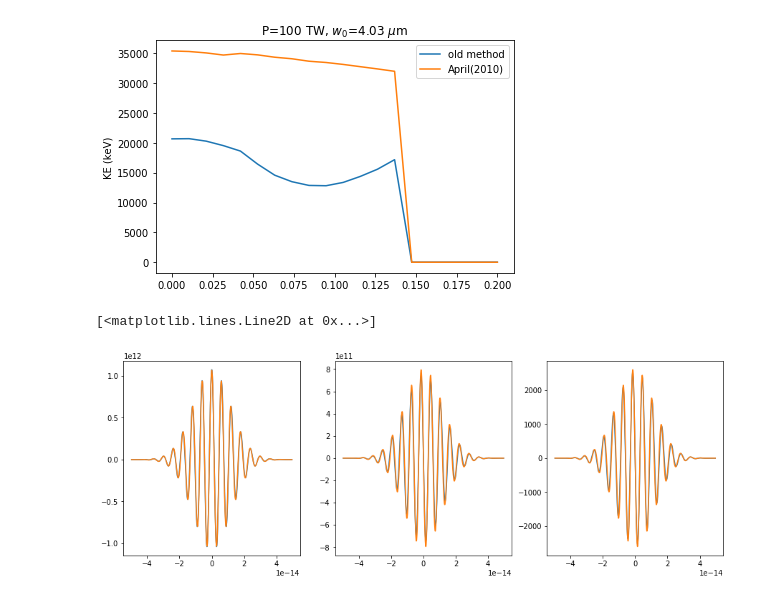
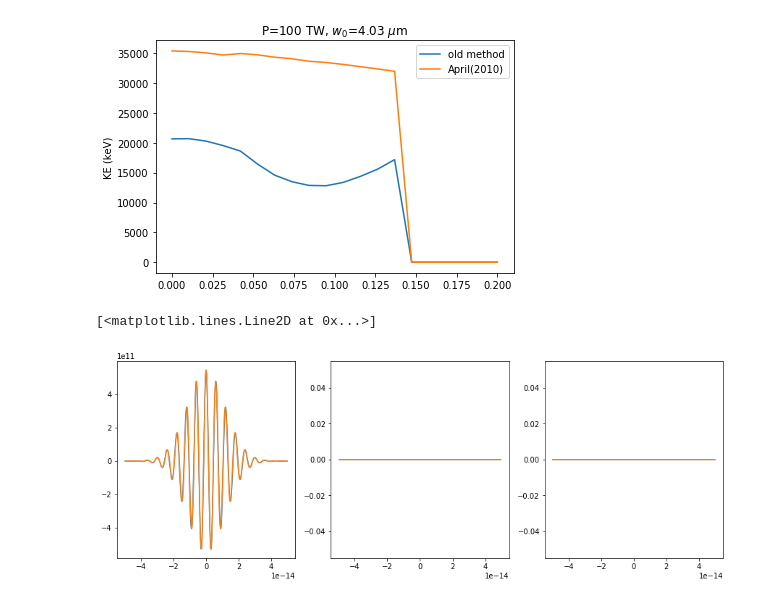
Before and after one commit to spencerjolly/RPLB-acc, a Jupyter notebook: April_2D_test.ipynb, the cells around one changed output. Cells and saved outputs as stored; diff of their text form; code cells hidden in the pictures.

Commit message:
small updates to April model

```diff
--- a/April_2D_test.ipynb
+++ b/April_2D_test.ipynb
@@ -103,13 +110,13 @@ s = 150
 tau_FWHM = np.sqrt(2)*s*np.sqrt(2**(2/(s+1))-1)/omega_0
 tau_0 = s*np.sqrt(np.exp(2/(s+1))-1)/omega_0
 
-half_angle = 0.18*np.pi/4
+NA = 0.1
+half_angle = np.arcsin(NA)
 a = 2/(np.sin(half_angle)*np.tan(half_angle)*2*np.pi/lambda_0)  # set confocal parameter
 w_0 = 2/(np.tan(half_angle)*2*np.pi/lambda_0)  # set beam waist
 
 P = 1e12  # FL power
 Psi_0 = 0.0*np.pi
-t_0 = -10*tau_0
 # Group Delay Dispersion s^2
 phi_2 = 0*(1e-15)**2
 # stretched pulse duration
@@ -126,7 +133,7 @@ eps = w_0/z_R
 P_corr = 1 + 3*(eps/2)**2 + 9*(eps/2)**4
 Amp = np.sqrt(8*P/(P_corr*np.pi*e_0*c)) * (omega_0/(2*c))
 
-r = 0.1*w_0
+r = 0.0*w_0
 z = 0.0*z_R
 
 rho = r/w_0
@@ -134,7 +141,7 @@ rho = r/w_0
 phi_G = np.arctan(z/z_R)
 w = w_0*np.sqrt(1+(z/z_R)**2)
 R_inv = z/(z**2 + z_R**2)
-phi_norm = Psi_0-(omega_0/c)*(z+(R_inv*(rho*w_0)**2)/2)+omega_0*time
+phi_norm = Psi_0-(omega_0/c)*(0.0*z+(R_inv*(rho*w_0)**2)/2)+omega_0*time
 trans = np.exp(-(rho*w_0/w)**2)
 
 c_2 = (w_0/w)**2 * np.exp(1j*(phi_norm + 2*phi_G))
@@ -146,7 +153,7 @@ c_7 = (w_0/w)**7 * np.exp(1j*(phi_norm + 7*phi_G))
 c_8 = (w_0/w)**8 * np.exp(1j*(phi_norm + 8*phi_G))
 
 env_temp = np.exp(-((phi_norm-Psi_0)/(omega_0*tau))**2)
-temp_phase = np.exp(1j*(2*phi_2/(tau_0**4+(2*phi_2)**2))*(time-z/c)**2)
+temp_phase = np.exp(1j*(2*phi_2/(tau_0**4+(2*phi_2)**2))*(time-0.0*z/c)**2)
 pulse_prep = (tau_0/tau)*env_temp*temp_phase
 
 E_z_time = pulse_prep*((c_2 - c_3*rho**2)*eps**2 +
@@ -167,41 +174,41 @@ E_r = np.real(Amp*trans*E_r_time)
 B_t = np.real(Amp*trans*B_t_time)
 
 # amplitude factor
-Amp = np.sqrt(8*P/(np.pi*e_0*c))*a*c/omega_0
+Amp = np.sqrt(8*P/(np.pi*e_0*c))*a*c/(2*omega_0)
 
-t_p = time + z/c + 2*1j*a/c
-t_m = time - z/c
+t_p = time + 2.0*z/c + 2*1j*a/c
+t_m = time - 0.0*z/c
 R_t = np.sqrt(r**2 + (z+1j*a)**2)
 f_zero_p = (1-1j*omega_0*t_p/s)**(-(s+1))
 f_zero_m = (1-1j*omega_0*t_m/s)**(-(s+1))
 f_one_p = (s+1)*(1j*omega_0/s)*(1-1j*omega_0*t_p/s)**(-(s+2))
 f_one_m = (s+1)*(1j*omega_0/s)*(1-1j*omega_0*t_m/s)**(-(s+2))
 f_two_p = (s+2)*(s+1)*(1j*omega_0/s)**2 * (1-1j*omega_0*t_p/s)**(-(s+3))
 f_two_m = (s+2)*(s+1)*(1j*omega_0/s)**2 * (1-1j*omega_0*t_m/s)**(-(s+3))
 Gm_zero = f_zero_m - f_zero_p
 Gm_one = f_one_m - f_one_p
 Gp_one = f_one_m + f_one_p
 Gm_two = f_two_m - f_two_p
 Gp_two = f_two_m + f_two_p
 Ct = (z+1j*a)/R_t
 St = r/R_t
 S2t = 2*St*Ct
 CEP_term = np.exp(1j*(Psi_0+np.pi/2))
 
-E_z_April = np.real(CEP_term * (Amp/(2*R_t)) * (((3*Ct**2 - 1)/R_t) * (Gm_zero/R_t + Gp_one/c) - (St**2*Gm_two/c**2)))
-E_r_April = np.real(CEP_term * (3*Amp*S2t/(4*R_t)) * ((Gm_zero/R_t**2) - (Gp_one/(c*R_t)) + (Gm_two/(3*c**2))))
-B_t_April = np.real(-1*CEP_term * (Amp*St/(2*c*R_t)) * ((Gm_one/(c*R_t)) - (Gp_two/c**2)))
+E_z_April = np.real(CEP_term * (Amp/R_t) * (((3*Ct**2 - 1)/R_t) * (Gm_zero/R_t + Gp_one/c) - (St**2*Gm_two/c**2)))
+E_r_April = np.real(CEP_term * (3*Amp*S2t/(2*R_t)) * ((Gm_zero/R_t**2) + (Gp_one/(c*R_t)) + (Gm_two/(3*c**2))))
+B_t_April = np.real(CEP_term * (Amp*St/(c*R_t)) * ((Gm_one/(c*R_t)) + (Gp_two/c**2)))
 
 fig = plt.figure(figsize=[15, 5])
 plt.subplot(1, 3, 1)
 plt.plot(time, E_z)
 plt.plot(time, E_z_April)
 plt.subplot(1, 3, 2)
 plt.plot(time, E_r)
 plt.plot(time, E_r_April)
 plt.subplot(1, 3, 3)
 plt.plot(time, B_t)
 plt.plot(time, B_t_April)
 # %% [output]
 [<matplotlib.lines.Line2D at 0x...>]
-[figure, old version]
+[figure, new version]
```
Also changed, not shown: parts of 5 cells of this notebook, 2 other files.
